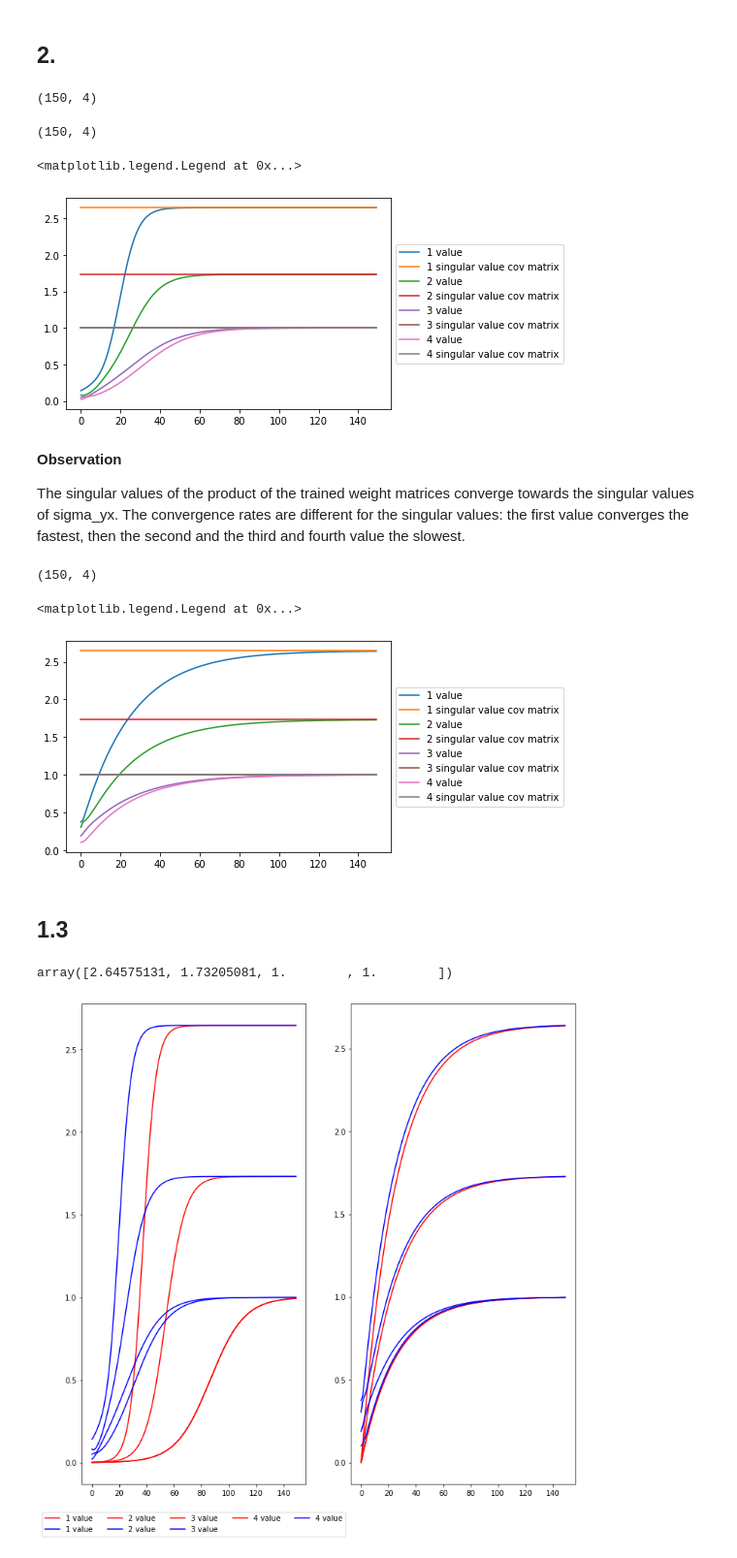
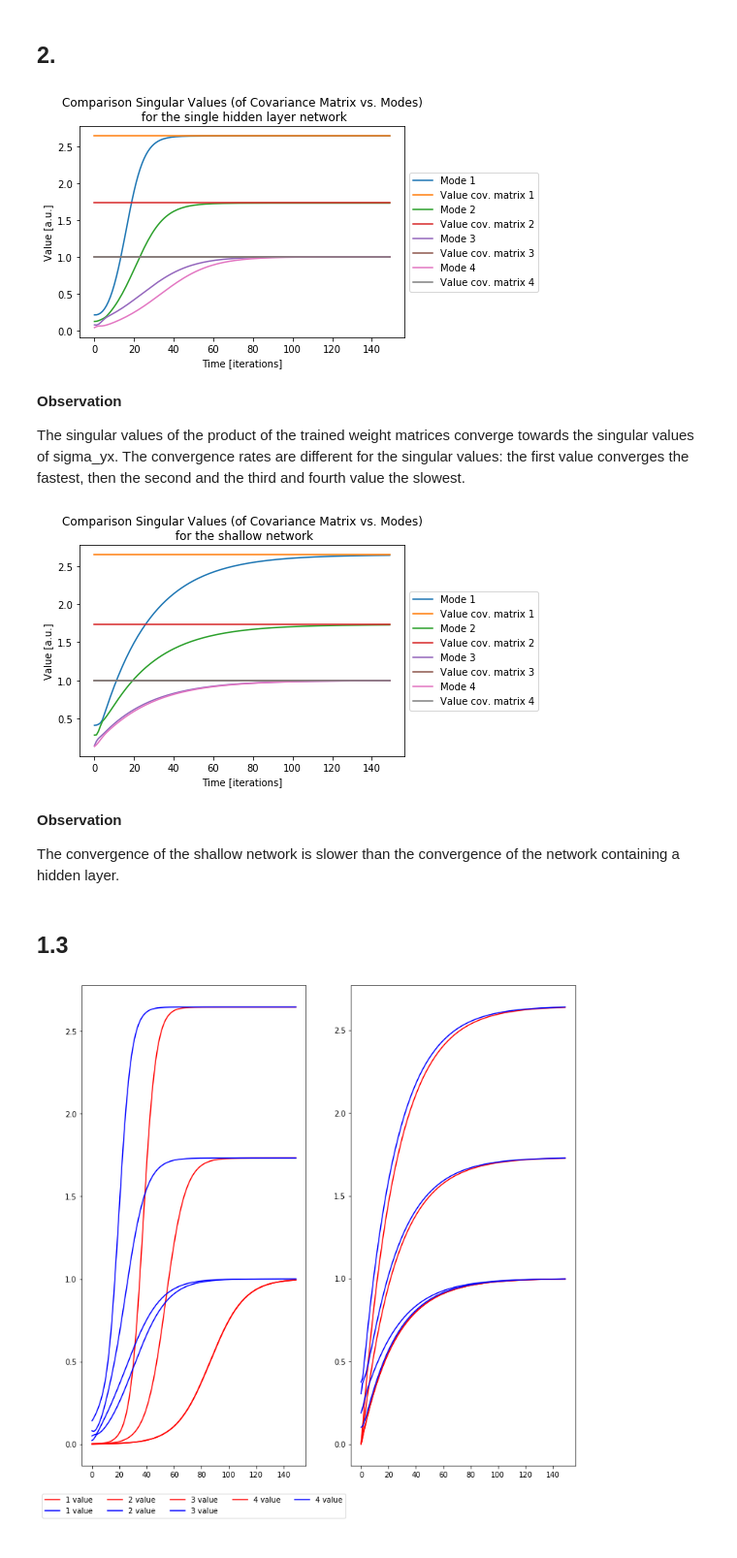
Before and after one commit to DorotheaMueller/mhbf, a Jupyter notebook: skeleton-comp-practical.ipynb, the cells around one changed output. Shown at 97% size. Saved outputs shown, nothing was run; the diff lists cells and outputs as text; code cells hidden in the pictures.

```diff
--- a/skeleton-comp-practical.ipynb
+++ b/skeleton-comp-practical.ipynb
@@ -37,13 +37,13 @@ sigma_xy = np.concatenate([first, np.eye(4)])
 dt = 0.1
 # %%
 def update_single_hidden_layer_network(W1, W2, tau, dt):
-#     """W1 and W2 will be updated in place."""
+    """Update W1 and W2."""
     W1 = W1 + (W2.T @ (sigma_xy - W2 @ W1 @ sigma_x)) * dt/tau
     W2 = W2 + (sigma_xy - W2 @ W1 @ sigma_x) @ W1.T * dt/tau
     return W1, W2
 
 def update_shallow_network(W_shallow, dt):
-#     """W_shallow will be updated in place."""
+    """Update W_shallow."""
     W_shallow = W_shallow + (sigma_xy - W_shallow @ sigma_x) * dt/tau
     return W_shallow
 # %% [markdown]
@@ -71,10 +73,3 @@ for t in range(int(T/dt)):
 
     _, s_shallow, _ = np.linalg.svd(W_shallow)
     all_singular_values_shallow.append(s_shallow)
-# %%
-_, sing_val_cov, _ = np.linalg.svd(sigma_xy)
-sing_val_cov = sing_val_cov.reshape(4, 1)
-sing_val_cov = np.repeat(sing_val_cov, int(T/dt)).reshape(len(sing_val_cov), int(T/dt)).T
-sing_val_cov.shape
-# %% [output]
-(150, 4)
@@ -81,35 +79,40 @@ sing_val_cov.shape
 # %%
+# Plotting for deep linear network.
 all_singular_values = np.array(all_singular_values)
-print(all_singular_values.shape)
+
 for i in range(all_singular_values.shape[1]):
-    plt.plot(all_singular_values[:, i], label = f"{i + 1} value")
-    plt.plot(sing_val_cov[:, i], label = f"{i + 1} singular value cov matrix")
+    plt.plot(all_singular_values[:, i], label = f"Mode {i + 1}")
+    plt.plot(sing_val_cov[i].repeat(len(all_singular_values[:, i])), label = f"Value cov. matrix {i + 1}")
 
-# plt.plot(sing_val_cov)
 plt.legend(loc='center left', bbox_to_anchor=(1, 0.5))
+plt.ylabel("Value [a.u.]")
+plt.xlabel("Time [iterations]")
+plt.title("Comparison Singular Values (of Covariance Matrix vs. Modes)\n for the single hidden layer network");
 # %% [output]
-(150, 4)
-<matplotlib.legend.Legend at 0x...>
-[figure, old version]
+[figure, new version]
 # %% [markdown]
 **Observation**
 
 The singular values of the product of the trained weight matrices converge towards the singular values of sigma_yx.
 The convergence rates are different for the singular values: the first value converges the fastest, then the second and the third and fourth value the slowest.
 # %%
-### FOR THE SHALLOW ONE.
+# Plotting for shallow network.
 all_singular_values_shallow = np.array(all_singular_values_shallow)
-print(all_singular_values_shallow.shape)
+
 for i in range(all_singular_values_shallow.shape[1]):
-    plt.plot(all_singular_values_shallow[:, i], label = f"{i + 1} value")
-    plt.plot(sing_val_cov[:, i], label = f"{i + 1} singular value cov matrix")
+    plt.plot(all_singular_values_shallow[:, i], label = f"Mode {i + 1}")
+    plt.plot(sing_val_cov[i].repeat(len(all_singular_values[:, i])), label = f"Value cov. matrix {i + 1}")
 
-# plt.plot(sing_val_cov)
 plt.legend(loc='center left', bbox_to_anchor=(1, 0.5))
+plt.ylabel("Value [a.u.]")
+plt.xlabel("Time [iterations]")
+plt.title("Comparison Singular Values (of Covariance Matrix vs. Modes)\n for the shallow network");
 # %% [output]
-(150, 4)
-<matplotlib.legend.Legend at 0x...>
-[figure, old version]
+[figure, new version]
+# %% [markdown]
+**Observation**
+
+The convergence of the shallow network is slower than the convergence of the network containing a hidden layer.
 # %% [markdown]
 ## 1.3
 # %%
@@ -126,8 +130,3 @@ b_0 = 0.001
-# %%
-s_alpha = sing_val_cov[0, :]
-s_alpha
-# %% [output]
-array([2.64575131, 1.73205081, 1.        , 1.        ])
 # %%
 sing_val_analytical_deep = []
 sing_val_analytical_shallow = []
```
Also changed, not shown: parts of 8 cells of this notebook.
